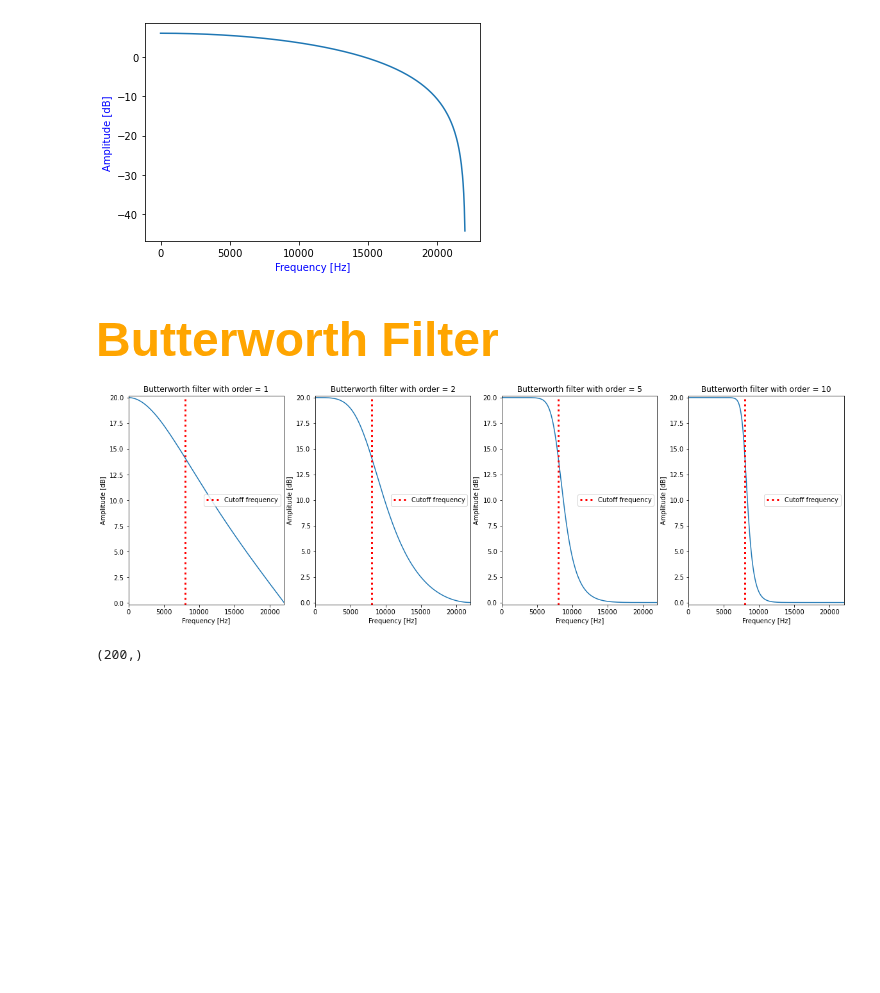
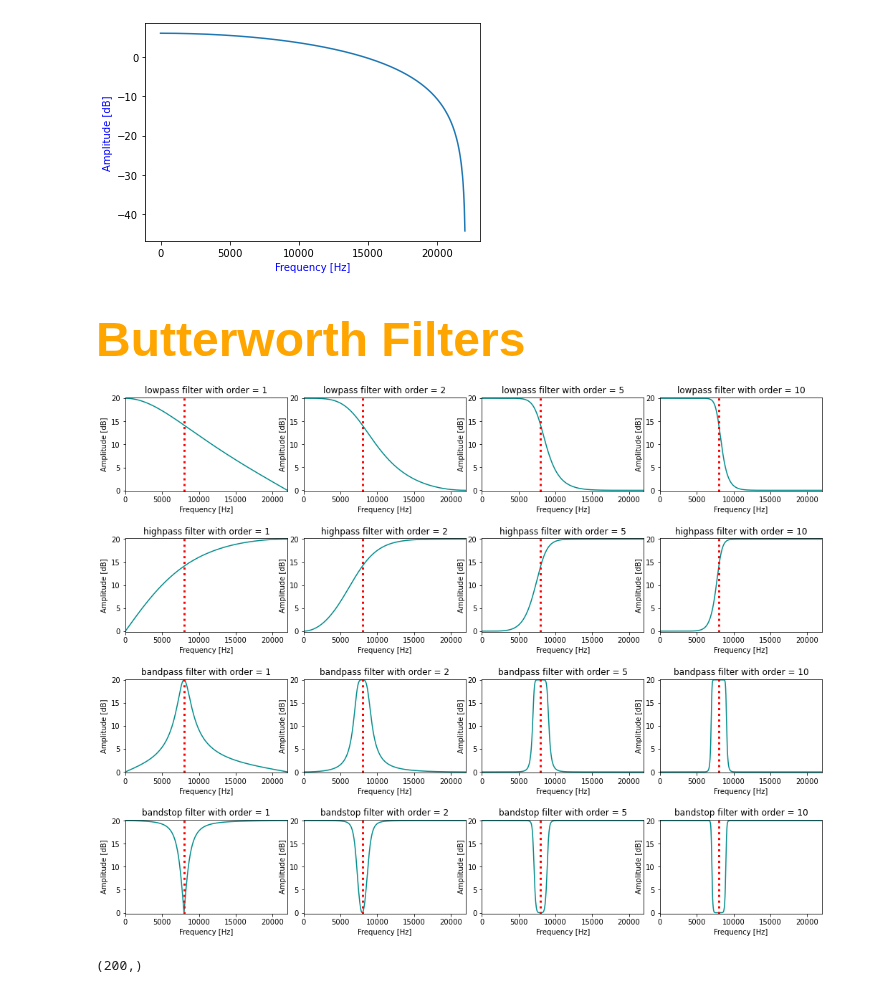
Before and after one commit to HNuijens/PythonAudioProcessing, a Jupyter notebook: Filters/Frequency Response.ipynb, the cells around one changed output. Saved outputs shown, nothing was run; the diff lists cells and outputs as text; code cells hidden in the pictures; blank space fills up the shorter version.

Commit message:
added all butterworth filter types

```diff
--- a/Filters/Frequency Response.ipynb
+++ b/Filters/Frequency Response.ipynb
@@ -26,39 +26,52 @@ plt.show()
 # %% [output]
 [figure]
 # %% [markdown]
-<h1 style = "font-size:3rem;color:orange">Butterworth Filter</h1>
+<h1 style = "font-size:3rem;color:orange">Butterworth Filters</h1>
 # %%
 c = 8000 # critical freq
+bw = 1000 # bandwidth for bandwidth and stop
 filter_orders = [1, 2, 5, 10]
+filter_types = ['lowpass', 'highpass', 'bandpass', 'bandstop']
+idx = 1
 
-idx = 1
-plt.figure(figsize=(20, 6))
-for i in range(0,len(filter_orders)):
+plt.figure(figsize=(15, 5))
 
-    plt.subplot(1,4,idx)
+for l in range(0, len(filter_types)):
+    for i in range(0,len(filter_orders)):
 
-    b, a = sp.signal.butter(filter_orders[i], c, fs = sr )
-    w, h = sp.signal.freqz(b, a, fs=sr)
+        plt.subplot(4,4,idx)
 
-    #print(f'Filter order = {np.maximum(len(a), len(b)) -1}')
-    #print(f'Feedforward coefficient (b) are {b}')
-    #print(f'Feedback coefficient (a) are {a}')
+        if str(filter_types[l]) == 'bandpass' or str(filter_types[l]) == 'bandstop':
+            fc = [c-bw, c+bw]
+        else:
+            fc = c
 
-    plt.plot(w, 20 * abs(h))
+        b, a = sp.signal.butter(filter_orders[i], fc, btype=str(filter_types[l]),fs = sr)
+        w, h = sp.signal.freqz(b, a, fs=sr)
 
-    plt.title(f'Butterworth filter with order = {filter_orders[i]}')
-    plt.xlabel('Frequency [Hz]')
-    plt.ylabel('Amplitude [dB]')
-    plt.margins(0, 0.01)
-    plt.grid(which='minor', axis='both')
-    plt.axvline(c, color='red', lw = '3', ls = 'dotted',label='Cutoff frequency') # cutoff frequency
-    plt.legend(loc='center right')
-    idx+=1
+        #print(f'Filter order = {np.maximum(len(a), len(b)) -1}')
+        #print(f'Feedforward coefficient (b) are {b}')
+        #print(f'Feedback coefficient (a) are {a}')
 
+        plt.plot(w, 20 * abs(h), color='darkcyan')
 
+        plt.title(f'{str(filter_types[l])} filter with order = {filter_orders[i]}')
+        plt.xlabel('Frequency [Hz]')
+        plt.ylabel('Amplitude [dB]')
+        plt.margins(0, 0.01)
+        plt.grid(which='minor', axis='both')
+        plt.axvline(c, color='red', lw = '3', ls = 'dotted') # cutoff frequency
+        idx+=1
+
+plt.subplots_adjust(left=0.1,
+                    bottom=0,
+                    right=1,
+                    top=2,
+                    wspace=0.1,
+                    hspace=0.5)
 plt.show()
 # %% [output]
-[figure, old version]
+[figure, new version]
 # %%
 print(np.shape(w))
 # %% [output]
```
